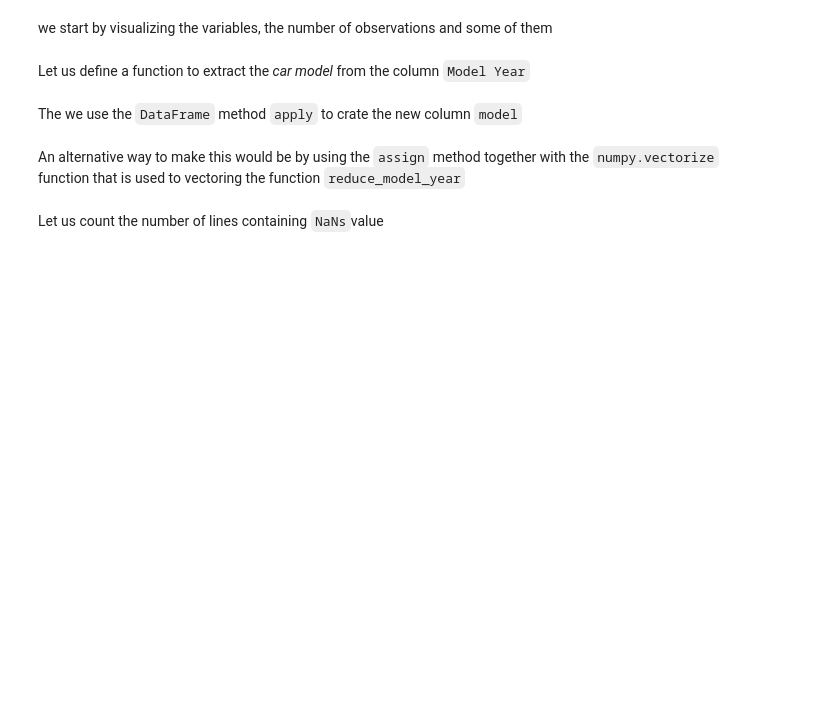
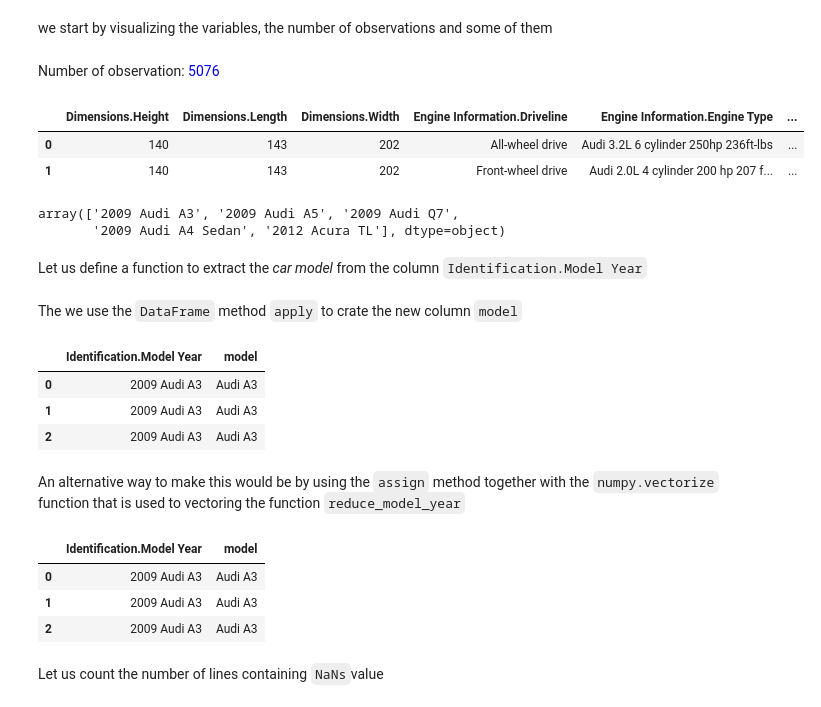
Before and after one commit to ABV-Hub/R2Python-1, a Jupyter notebook: pandas.ipynb, the cells around one changed output. Drawn from its saved outputs; the diff is of its cells as text; code cells hidden in the pictures; blank space fills up the shorter version.

```diff
--- a/pandas.ipynb
+++ b/pandas.ipynb
@@ -95,13 +126,21 @@ we start by visualizing the variables, the number of observations and some of th
 # %%
 from IPython.core.display import display, HTML
 
-print(df.columns)
-display(HTML('<div>Number of observation: <font style="color: yellow;">%d</span></font>' % len(df)))
+# print(df.columns)
+display(HTML('<div>Number of observation: <font style="color: blue;">%d</span></font>' % len(df)))
 df.head(2)
+# %% [output]
+Number of observation: 5076
+|  | Dimensions.Height | Dimensions.Length | Dimensions.Width | Engine Information.Driveline | Engine Information.Engine Type | ... |
+| 0 | 140 | 143 | 202 | All-wheel drive | Audi 3.2L 6 cylinder 250hp 236ft-lbs | ... |
+| 1 | 140 | 143 | 202 | Front-wheel drive | Audi 2.0L 4 cylinder 200 hp 207 f... | ... |
 # %%
-df['Model Year'].unique()[:5]
+df['Identification.Model Year'].unique()[:5]
+# %% [output]
+array(['2009 Audi A3', '2009 Audi A5', '2009 Audi Q7',
+       '2009 Audi A4 Sedan', '2012 Acura TL'], dtype=object)
 # %% [markdown]
-Let us define a function to extract the _car model_ from the column `Model Year`
+Let us define a function to extract the _car model_ from the column `Identification.Model Year`
 # %%
 def reduce_model_year(my,y):
     return my.replace(str(y),'');
@@ -110,8 +149,13 @@ The we use the `DataFrame` method `apply` to crate the new column `model`
 # %%
 if 'model' in df.columns:       # if the column `model` has been created before
     df.drop('model', axis=1)    # drop it
-df['model'] = df.apply(lambda x: reduce_model_year(x['Model Year'], x['Year']), axis=1)
-df.filter(items=['Model Year', 'model']).head(3)
+df['model'] = df.apply(lambda x: reduce_model_year(x['Identification.Model Year'], x['Identification.Year']), axis=1)
+df.filter(items=['Identification.Model Year', 'model']).head(3)
+# %% [output]
+|  | Identification.Model Year | model |
+| 0 | 2009 Audi A3 | Audi A3 |
+| 1 | 2009 Audi A3 | Audi A3 |
+| 2 | 2009 Audi A3 | Audi A3 |
 # %% [markdown]
 An alternative way to make this would be by using the `assign` method together with the `numpy.vectorize`
 function that is used to vectoring the function `reduce_model_year`
@@ -119,8 +163,13 @@ function that is used to vectoring the function `reduce_model_year`
 import numpy as np
 if 'model' in df.columns:       # if the column `model` has been created before
     df.drop('model', axis=1)    # drop it
-df = df.assign(model=lambda x: np.vectorize(reduce_model_year)(x['Model Year'], x['Year']), axis=1)
-df[['Model Year', 'model']].head(3) # other way to make a filter
+df = df.assign(model=lambda x: np.vectorize(reduce_model_year)(x['Identification.Model Year'], x['Identification.Year']), axis=1)
+df[['Identification.Model Year', 'model']].head(3) # other way to make a filter
+# %% [output]
+|  | Identification.Model Year | model |
+| 0 | 2009 Audi A3 | Audi A3 |
+| 1 | 2009 Audi A3 | Audi A3 |
+| 2 | 2009 Audi A3 | Audi A3 |
 # %% [markdown]
 Let us count the number of lines containing `NaNs`value
 # %%
```
Also changed, not shown: parts of 14 cells of this notebook, 11 other files.
